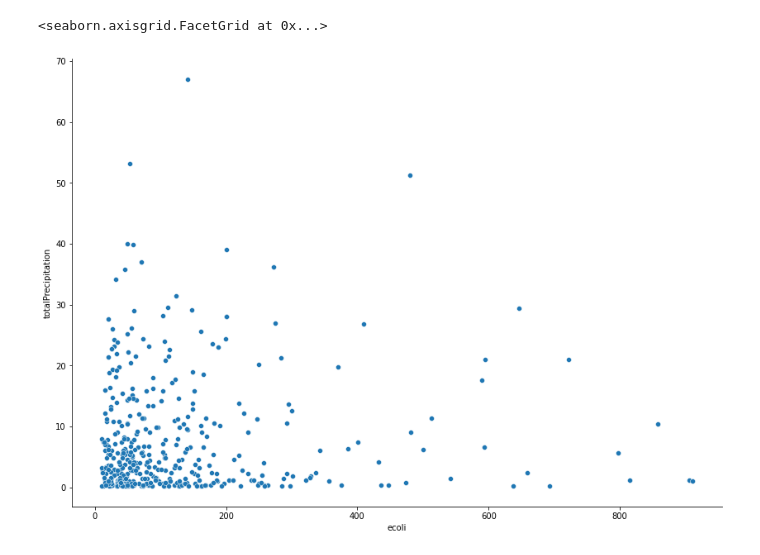
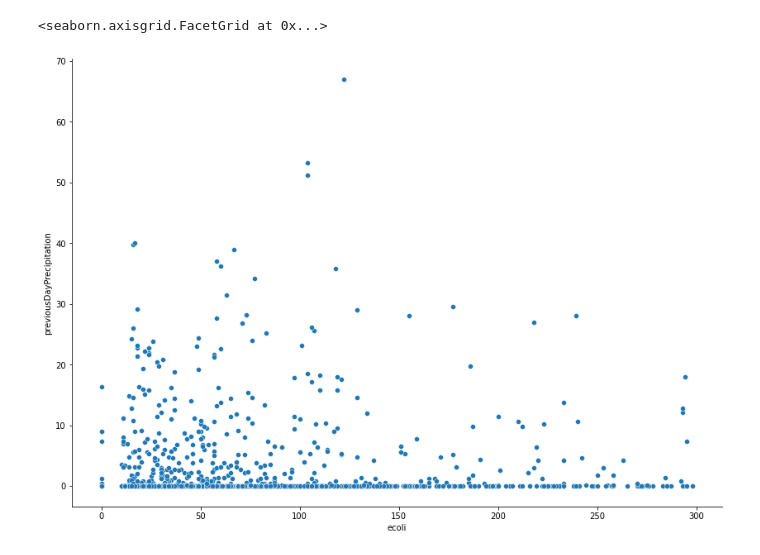
Before and after one commit to mikaalnaik/beach, a Jupyter notebook: apps/python/ecoli-rainfall-validation/beach-prediction-experiment.ipynb, the cells around one changed output. Saved outputs shown, nothing was run; the diff lists cells and outputs as text; code cells hidden in the pictures.

```diff
--- a/apps/python/ecoli-rainfall-validation/beach-prediction-experiment.ipynb
+++ b/apps/python/ecoli-rainfall-validation/beach-prediction-experiment.ipynb
@@ -47,9 +47,11 @@ dataWithPreviousDay = []
 
 dateFormat = '%a, %d %b %Y %I:%M:%S %Z'
 
+reversededData = data.reverse()
+
 for index, item in enumerate(data):
   if len(data) > index + 1:
-    prevEntry = data[index + 1]
+    prevEntry = data[index - 1]
     currentDate = item['weather']['date']
     shouldBePreviousDate = datetime.strptime(currentDate, dateFormat) + timedelta(days=1)
 
@@ -68,10 +70,10 @@ for index, item in enumerate(data):
         'totalPrecipitation': item['weather']['totalPrecipitation'],
         'previousDayPrecipitation': prevEntry['weather']['totalPrecipitation'],
         'temp': item['weather']['meanTemp'],
-        # "wind": item['weather']['speedOfMaxGust'],
+        "wind": item['weather']['speedOfMaxGust'],
       })
 
-print(len(dataWithPreviousDay))
+
 
 cleanedDf = pd.DataFrame(data=dataWithPreviousDay)
 
@@ -96,9 +97,10 @@ cleanedDf
 # %%
+
 
 # sns.relplot(x="ecoli", y="totalPrecipitation", data=df[(df.ecoli > 0) & (df.ecoli < 400)  & (df.totalPrecipitation > 1)],   height=8.27, aspect=11.7 / 8.27)
 # sns.relplot(x="ecoli", y="totalPrecipitation", data=normDf[(normDf.ecoli > 0) & (normDf.ecoli < 1)  & (normDf.totalPrecipitation > 0.1)],   height=8.27, aspect=11.7 / 8.27)
 
-sns.relplot(x="ecoli", y="totalPrecipitation", data=cleanedDf[(cleanedDf.ecoli > 1) & (cleanedDf.ecoli < 1000) & (cleanedDf.totalPrecipitation > 0)],   height=8.27, aspect=11.7 / 8.27)
+sns.relplot(x="ecoli", y="previousDayPrecipitation", data=cleanedDf[(cleanedDf.ecoli < 300)],   height=8.27, aspect=11.7 / 8.27)
 # %% [output]
 <seaborn.axisgrid.FacetGrid at 0x...>
-[figure, old version]
+[figure, new version]
```
Also changed, not shown: parts of 1 cell of this notebook, 58 other files.
